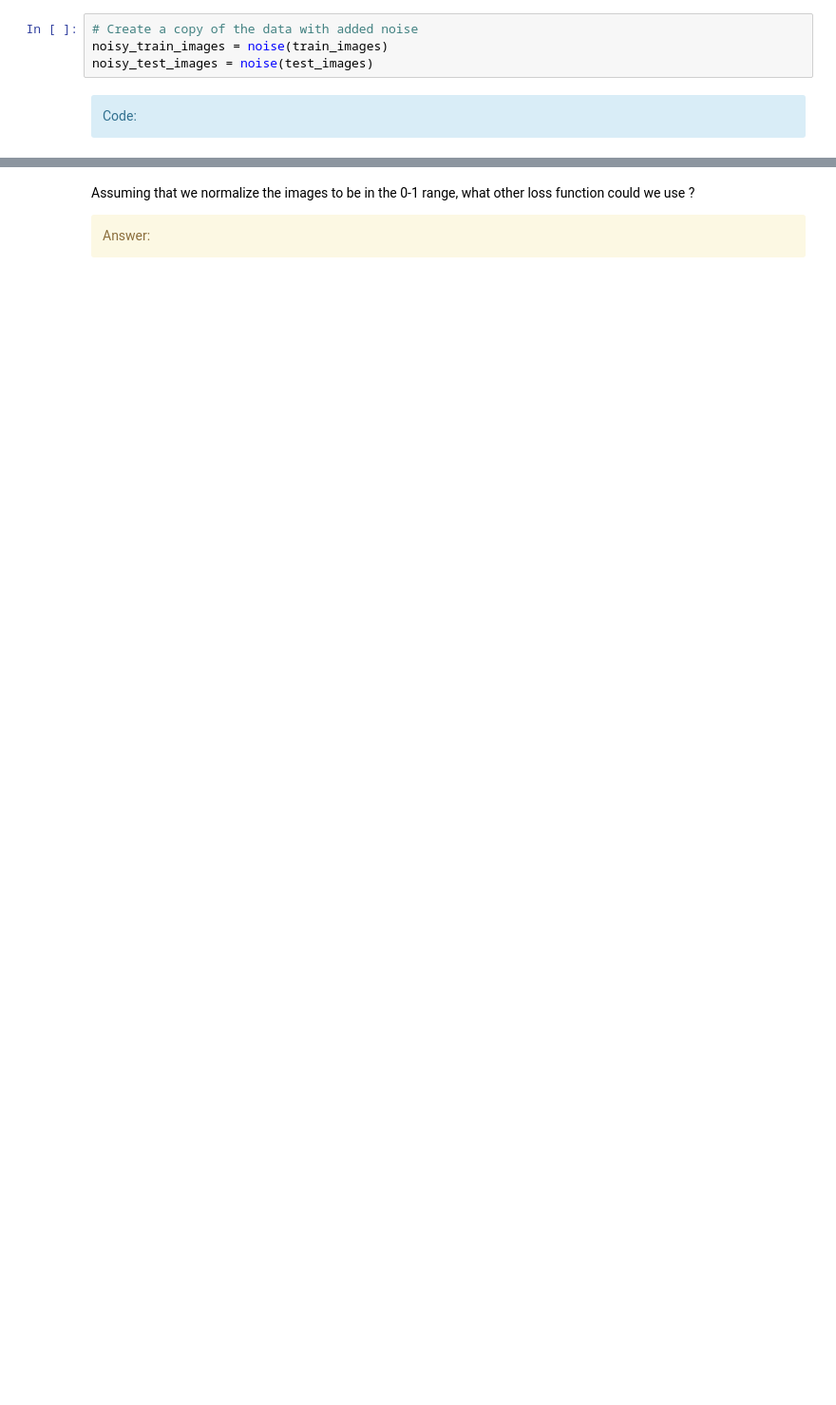
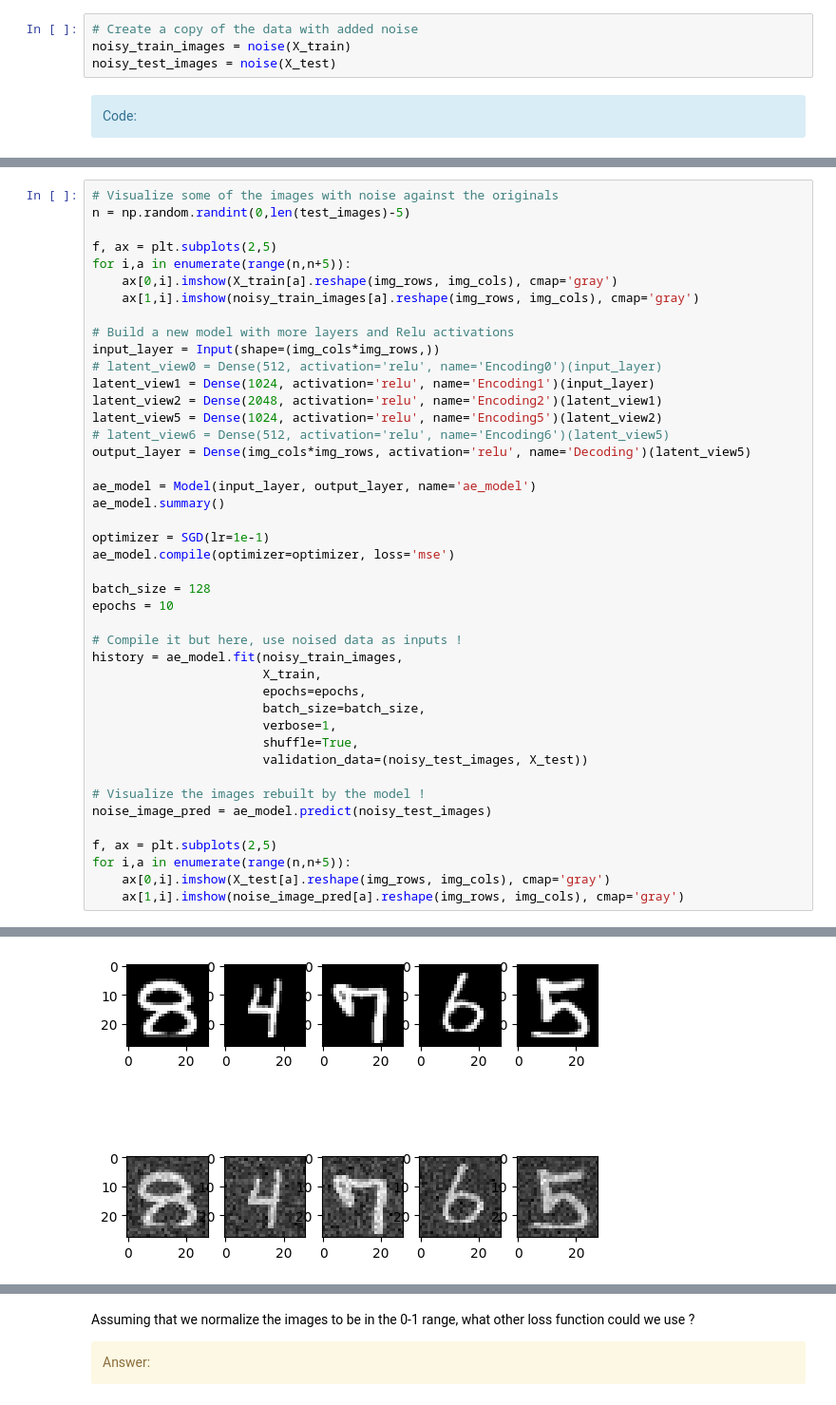
Before and after one commit to kjle/TelecomParis_Promo2025, a Jupyter notebook: SD-TSIA210/TP2 NN/TP_NN_students.ipynb, the cells around one changed output, grey strips where cells are left out. Shown: that part at 95% size. Cells and saved outputs as stored; diff of their text form; blank space fills up the shorter version.

```diff
--- a/SD-TSIA210/TP2 NN/TP_NN_students.ipynb
+++ b/SD-TSIA210/TP2 NN/TP_NN_students.ipynb
@@ -526,8 +604,8 @@ def noise(array):
     return noisy_array
 # %%
 # Create a copy of the data with added noise
-noisy_train_images = noise(train_images)
-noisy_test_images = noise(test_images)
+noisy_train_images = noise(X_train)
+noisy_test_images = noise(X_test)
 # %% [markdown]
 <div class='alert alert-block alert-info'>
             Code:</div>
@@ -544,0 +612,44 @@ noisy_test_images = noise(test_images)
+# %%
+# Visualize some of the images with noise against the originals
+n = np.random.randint(0,len(test_images)-5)
+
+f, ax = plt.subplots(2,5)
+for i,a in enumerate(range(n,n+5)):
+    ax[0,i].imshow(X_train[a].reshape(img_rows, img_cols), cmap='gray')
+    ax[1,i].imshow(noisy_train_images[a].reshape(img_rows, img_cols), cmap='gray')
+
+# Build a new model with more layers and Relu activations
+input_layer = Input(shape=(img_cols*img_rows,))
+# latent_view0 = Dense(512, activation='relu', name='Encoding0')(input_layer)
+latent_view1 = Dense(1024, activation='relu', name='Encoding1')(input_layer)
+latent_view2 = Dense(2048, activation='relu', name='Encoding2')(latent_view1)
+latent_view5 = Dense(1024, activation='relu', name='Encoding5')(latent_view2)
+# latent_view6 = Dense(512, activation='relu', name='Encoding6')(latent_view5)
+output_layer = Dense(img_cols*img_rows, activation='relu', name='Decoding')(latent_view5)
+
+ae_model = Model(input_layer, output_layer, name='ae_model')
+ae_model.summary()
+
+optimizer = SGD(lr=1e-1)
+ae_model.compile(optimizer=optimizer, loss='mse')
+
+batch_size = 128
+epochs = 10
+
+# Compile it but here, use noised data as inputs !
+history = ae_model.fit(noisy_train_images,
+                       X_train,
+                       epochs=epochs,
+                       batch_size=batch_size,
+                       verbose=1,
+                       shuffle=True,
+                       validation_data=(noisy_test_images, X_test))
+
+# Visualize the images rebuilt by the model !
+noise_image_pred = ae_model.predict(noisy_test_images)
+
+f, ax = plt.subplots(2,5)
+for i,a in enumerate(range(n,n+5)):
+    ax[0,i].imshow(X_test[a].reshape(img_rows, img_cols), cmap='gray')
+    ax[1,i].imshow(noise_image_pred[a].reshape(img_rows, img_cols), cmap='gray')
+# %% [output]
@@ -544,0 +693 @@ noisy_test_images = noise(test_images)
+[figure, added]
```
Also changed, not shown: parts of 18 cells of this notebook.
